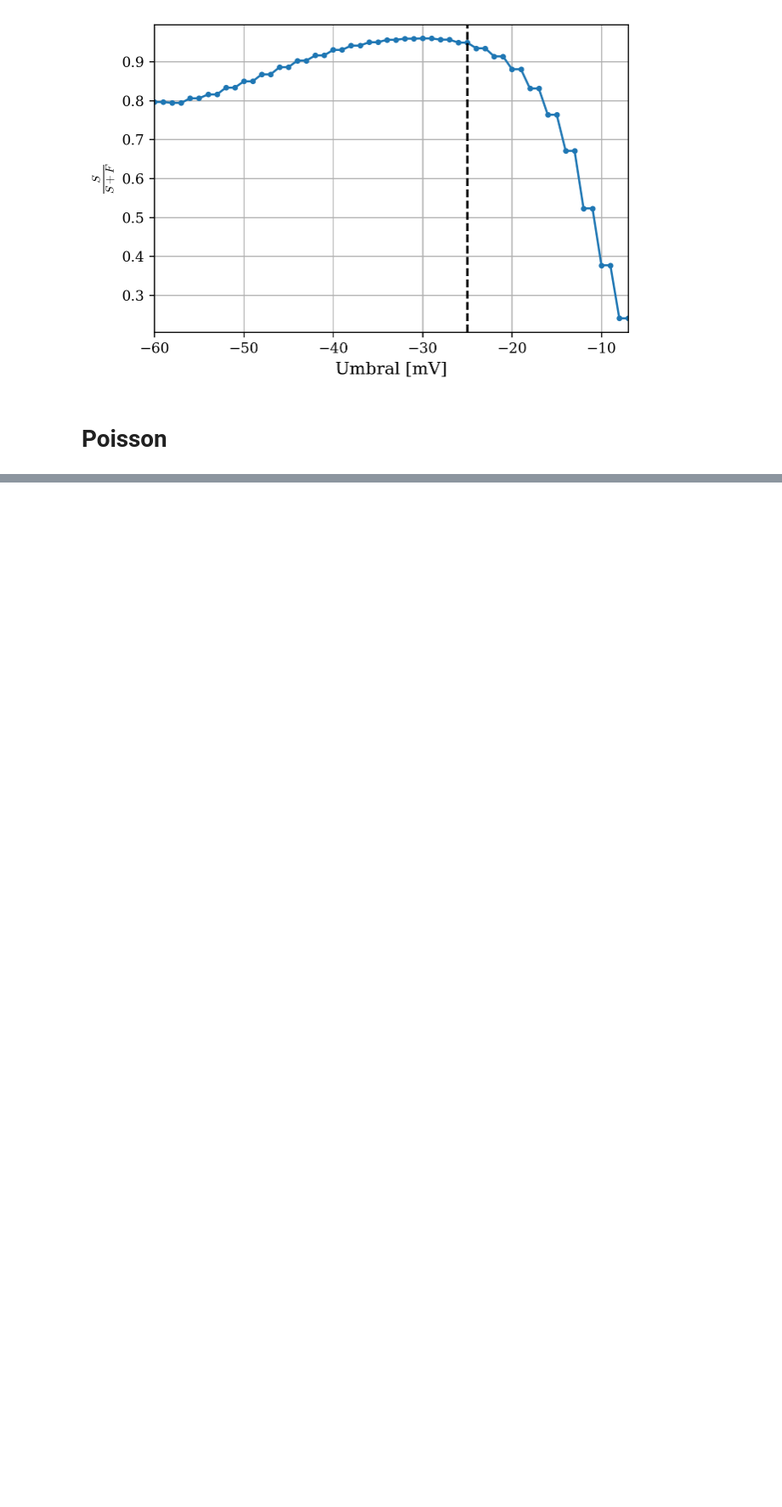
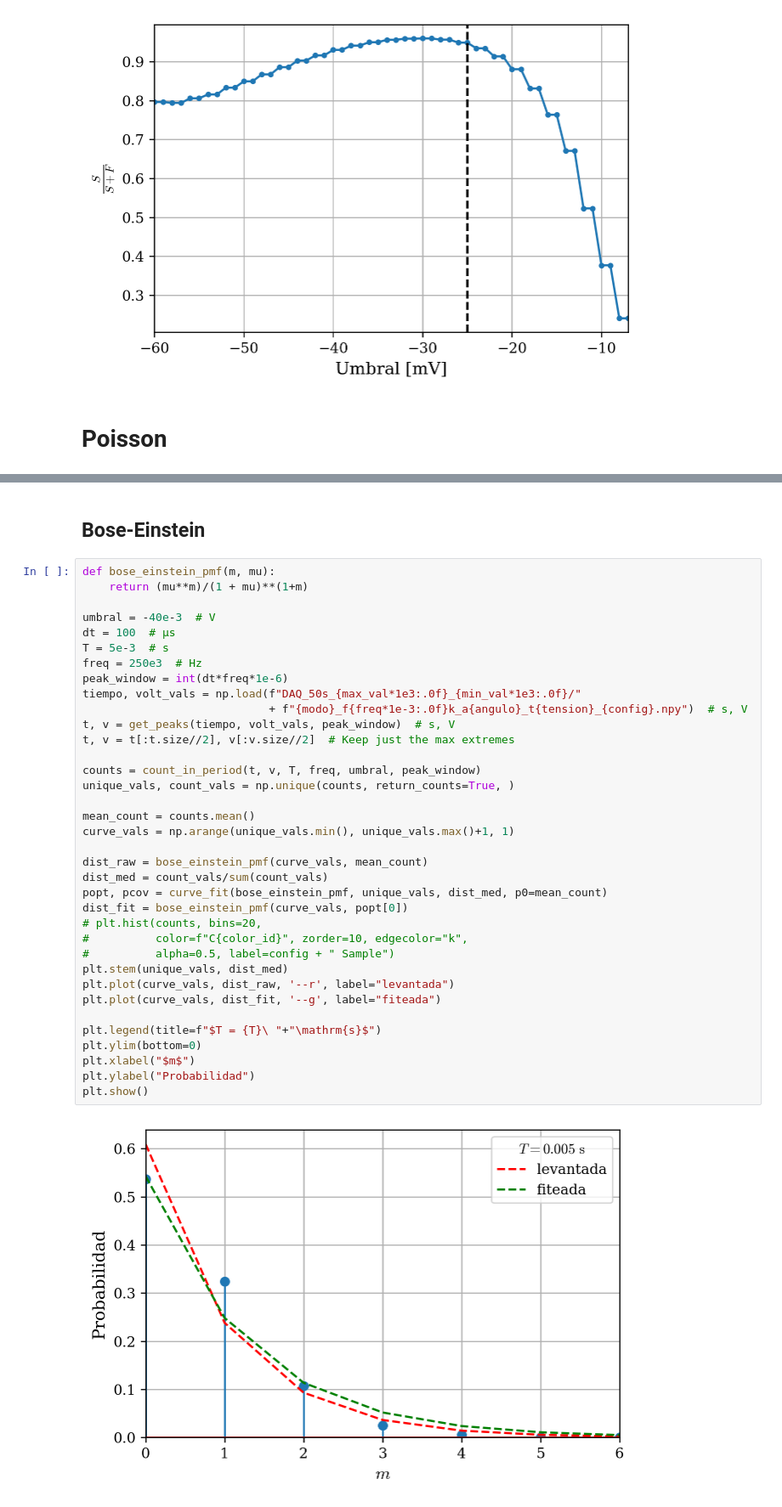
Before and after one commit to agustinbrusco/Laboratorio5, a Jupyter notebook: Datos y código - Práctica 3/peak_stats.ipynb, the cells around one changed output, grey strips where cells are left out. Shown at 85% size. Cells and saved outputs as stored; diff of their text form; blank space fills up the shorter version.

Commit message:
bose-einstein

```diff
--- a/Datos y código - Práctica 3/peak_stats.ipynb
+++ b/Datos y código - Práctica 3/peak_stats.ipynb
@@ -286,0 +289,40 @@ plt.show()
+# %% [markdown]
+## Bose-Einstein
+# %%
+def bose_einstein_pmf(m, mu):
+    return (mu**m)/(1 + mu)**(1+m)
+
+umbral = -40e-3  # V
+dt = 100  # μs
+T = 5e-3  # s
+freq = 250e3  # Hz
+peak_window = int(dt*freq*1e-6)
+tiempo, volt_vals = np.load(f"DAQ_50s_{max_val*1e3:.0f}_{min_val*1e3:.0f}/"
+                            + f"{modo}_f{freq*1e-3:.0f}k_a{angulo}_t{tension}_{config}.npy")  # s, V
+t, v = get_peaks(tiempo, volt_vals, peak_window)  # s, V
+t, v = t[:t.size//2], v[:v.size//2]  # Keep just the max extremes
+
+counts = count_in_period(t, v, T, freq, umbral, peak_window)
+unique_vals, count_vals = np.unique(counts, return_counts=True, )
+
+mean_count = counts.mean()
+curve_vals = np.arange(unique_vals.min(), unique_vals.max()+1, 1)
+
+dist_raw = bose_einstein_pmf(curve_vals, mean_count)
+dist_med = count_vals/sum(count_vals)
+popt, pcov = curve_fit(bose_einstein_pmf, unique_vals, dist_med, p0=mean_count)
+dist_fit = bose_einstein_pmf(curve_vals, popt[0])
+# plt.hist(counts, bins=20,
+#          color=f"C{color_id}", zorder=10, edgecolor="k",
+#          alpha=0.5, label=config + " Sample")
+plt.stem(unique_vals, dist_med)
+plt.plot(curve_vals, dist_raw, '--r', label="levantada")
+plt.plot(curve_vals, dist_fit, '--g', label="fiteada")
+
+plt.legend(title=f"$T = {T}\ "+"\mathrm{s}$")
+plt.ylim(bottom=0)
+plt.xlabel("$m$")
+plt.ylabel("Probabilidad")
+plt.show()
+# %% [output]
+[figure, added]
```
Also changed, not shown: parts of 2 cells of this notebook.
